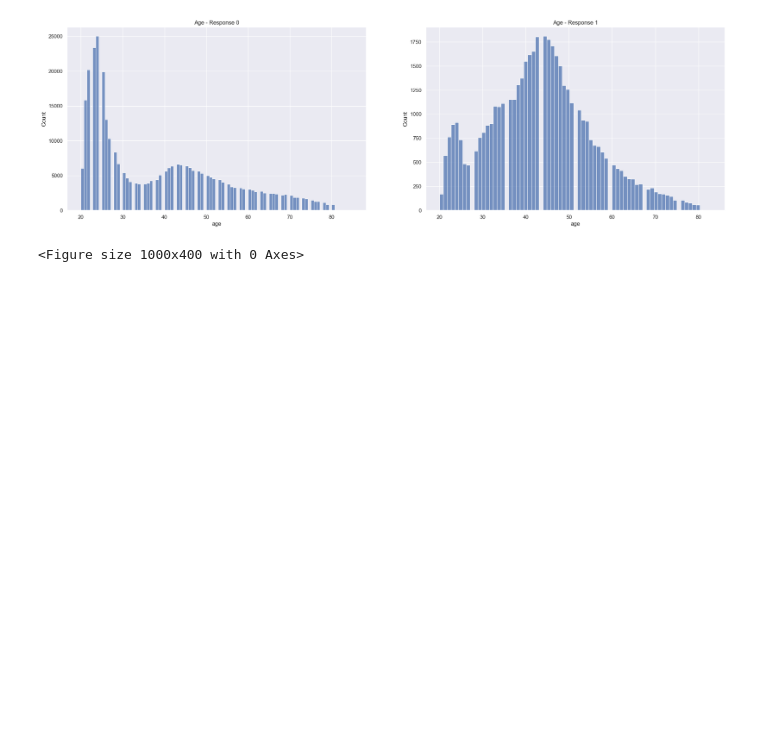
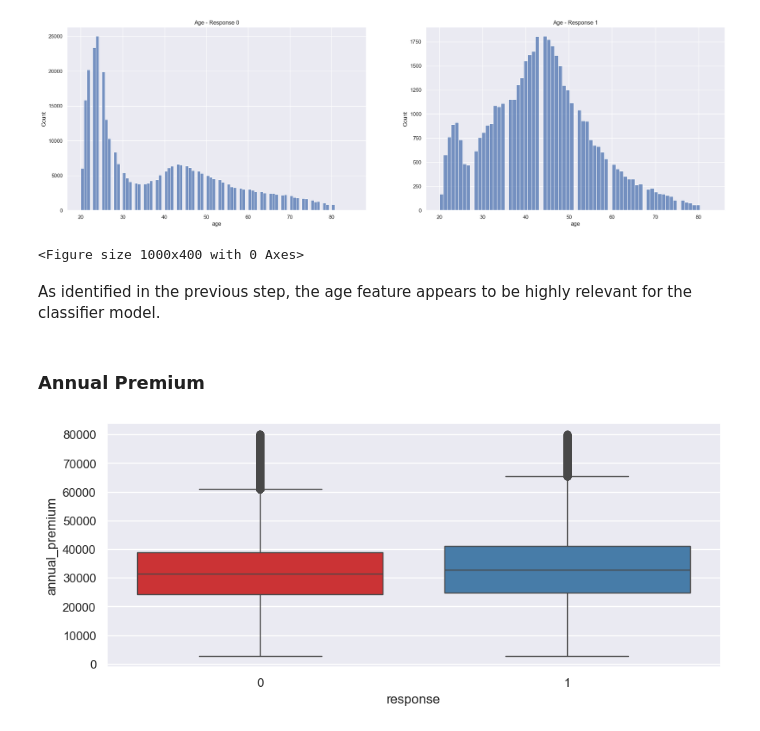
Before and after one commit to ArthurHottgen/Health-Insurance-Cross-Sell, a Jupyter notebook: classification_health_insurance.ipynb, the cells around one changed output. Drawn from its saved outputs; the diff is of its cells as text; code cells hidden in the pictures; blank space fills up the shorter version.

```diff
--- a/classification_health_insurance.ipynb
+++ b/classification_health_insurance.ipynb
@@ -285,3 +348,15 @@ axes.ravel()[1].set_title('Age - Response 1');
 # %% [output]
 [figure]
 <Figure size 1000x400 with 0 Axes>
+# %% [markdown]
+<span style="font-size:15px">As identified in the previous step, the age feature appears to be highly relevant for the classifier model.</span>
+# %% [markdown]
+### Annual Premium
+# %%
+# Annual Premium
+aux = df3[df3['annual_premium'] < 80000]
+
+plt.figure(figsize= (10, 4))
+sns.boxplot(x='response', y='annual_premium', data=aux, palette='Set1');
+# %% [output]
+[figure, added]
```
Also changed, not shown: parts of 38 cells of this notebook.
